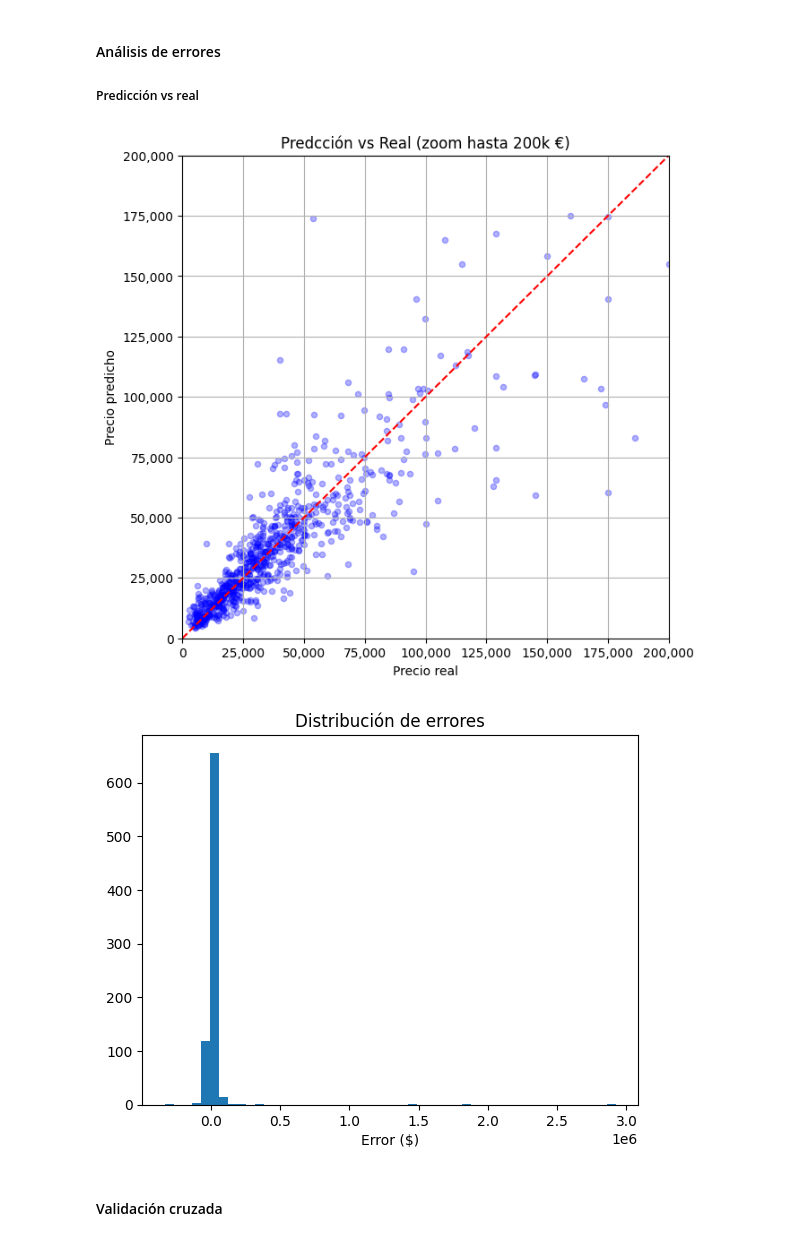
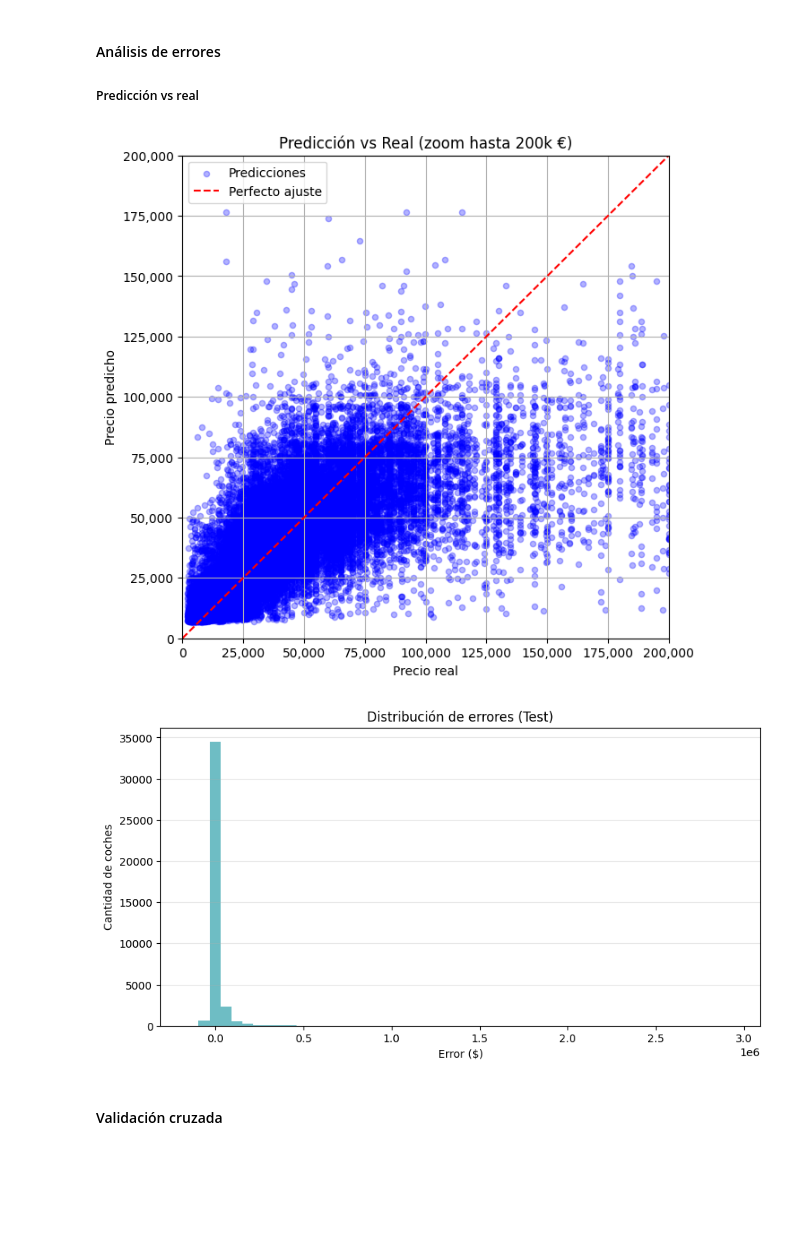
Before and after one commit to Bootcamp-Data-Analyst/P7-regression-grupo4, a Jupyter notebook: notebook/modelos_ML.ipynb, the cells around one changed output. Saved outputs shown, nothing was run; the diff lists cells and outputs as text; code cells hidden in the pictures; blank space fills up the shorter version.

```diff
--- a/notebook/modelos_ML.ipynb
+++ b/notebook/modelos_ML.ipynb
@@ -70,5 +68,0 @@ def evaluate_model(y_true, y_pred):
-# %%
-lr = LinearRegression()
-lr.fit(x_train, y_train)
-
-y_pred_lr = np.expm1(lr.predict(x_test))
@@ -77,18 +69,3 @@ y_pred_lr = np.expm1(lr.predict(x_test))
-# %%
-ridge = Ridge(alpha=1.0)
-ridge.fit(x_train, y_train)
-
-y_pred_ridge = np.expm1(ridge.predict(x_test))
-
-scaler = StandardScaler()
-
-x_train_scaled = scaler.fit_transform(x_train)
-x_test_scaled = scaler.transform(x_test)
-
-lasso = Lasso(alpha=0.001, max_iter=10000)
-lasso.fit(x_train_scaled, y_train)
-
-y_pred_lasso = np.expm1(lasso.predict(x_test_scaled))
 # %% [markdown]
 #### Random Forest Regressor
 # %%
@@ -192,34 +176,43 @@ dtype: float64
 ##### Predicción vs real
 # %%
 plt.figure(figsize=(7,7))
-plt.scatter(y_test_real, y_pred_gbr, alpha=0.3, s=20, color='blue', label='Predcciones')
+plt.scatter(y_test_real, np.expm1(gbr.predict(x_test)),
+            alpha=0.3, s=20, color='blue', label='Predicciones')
 
 plt.plot([0, 200_000], [0, 200_000], linestyle='--', color='red', label='Perfecto ajuste')
 
-# Limitar ejes para ver la mayoría de coches
 plt.xlim(0, 200_000)
 plt.ylim(0, 200_000)
 
 plt.xlabel('Precio real')
 plt.ylabel('Precio predicho')
-plt.title('Predcción vs Real (zoom hasta 200k €)')
+plt.title('Predicción vs Real (zoom hasta 200k €)')
 
 plt.gca().xaxis.set_major_formatter(mtick.StrMethodFormatter('{x:,.0f}'))
 plt.gca().yaxis.set_major_formatter(mtick.StrMethodFormatter('{x:,.0f}'))
 
 plt.grid(True)
+plt.legend()
 plt.show()
 # %% [output]
-[figure, old version]
+[figure, new version]
 # %%
-errors = y_test_real - y_pred_gbr
+# Predicciones de test
+y_pred_gbr_test = np.expm1(gbr.predict(x_test))
 
-plt.hist(errors, bins=50)
-plt.title('Distribución de errores')
+# Errores
+errors = y_test_real - y_pred_gbr_test
+
+# Histograma
+plt.figure(figsize=(10,5))
+plt.hist(errors, bins=50, color='#31A2AC', alpha=0.7)
+plt.title('Distribución de errores (Test)')
 plt.xlabel('Error ($)')
+plt.ylabel('Cantidad de coches')
+plt.grid(axis='y', alpha=0.3)
 plt.show()
 # %% [output]
-[figure, old version]
+[figure, new version]
 # %% [markdown]
 #### Validación cruzada
 # %%
```
Also changed, not shown: parts of 20 cells of this notebook, 12 other files.
